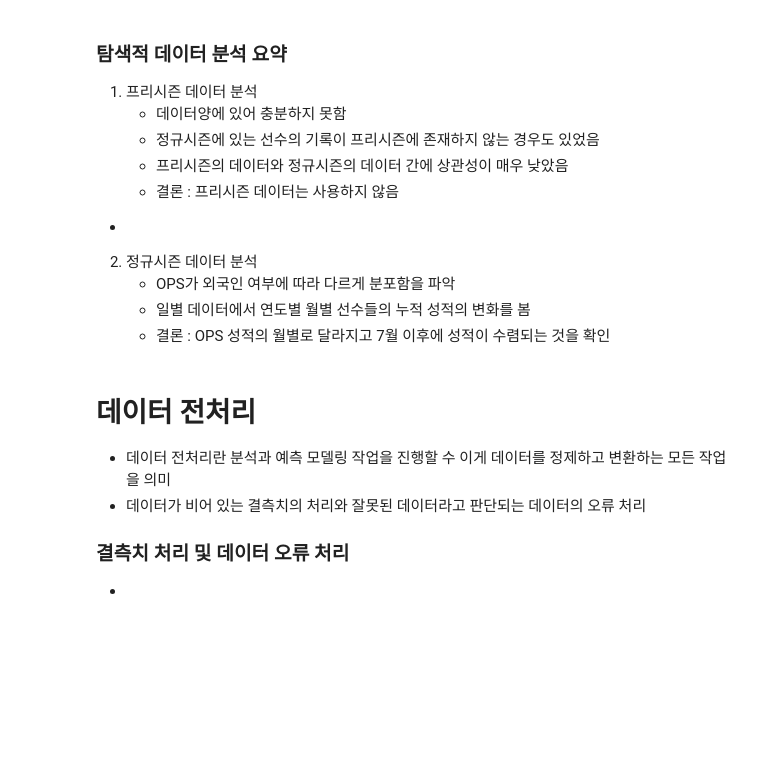
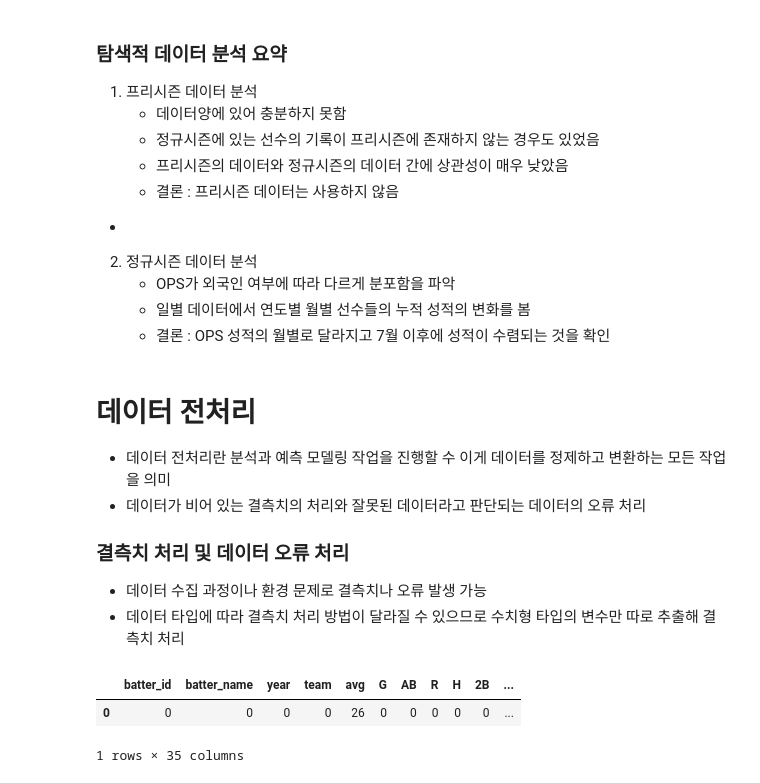
Before and after one commit to junseongwoo/Study_Data_Science, a Jupyter notebook: Dacon/ch01/KBO.ipynb, the cells around one changed output. Saved outputs shown, nothing was run; the diff lists cells and outputs as text; code cells hidden in the pictures; blank space fills up the shorter version.

```diff
--- a/Dacon/ch01/KBO.ipynb
+++ b/Dacon/ch01/KBO.ipynb
@@ -508,4 +508,11 @@ plt.show()
 - 데이터가 비어 있는 결측치의 처리와 잘못된 데이터라고 판단되는 데이터의 오류 처리
 
 ### 결측치 처리 및 데이터 오류 처리
--
+- 데이터 수집 과정이나 환경 문제로 결측치나 오류 발생 가능
+- 데이터 타입에 따라 결측치 처리 방법이 달라질 수 있으므로 수치형 타입의 변수만 따로 추출해 결측치 처리
+# %%
+pd.DataFrame(regular_season_df.isna().sum()).transpose()
+# %% [output]
+|  | batter_id | batter_name | year | team | avg | G | AB | R | H | 2B | ... |
+| 0 | 0 | 0 | 0 | 0 | 26 | 0 | 0 | 0 | 0 | 0 | ... |
+1 rows × 35 columns
```
Also changed, not shown: parts of 4 cells of this notebook.
